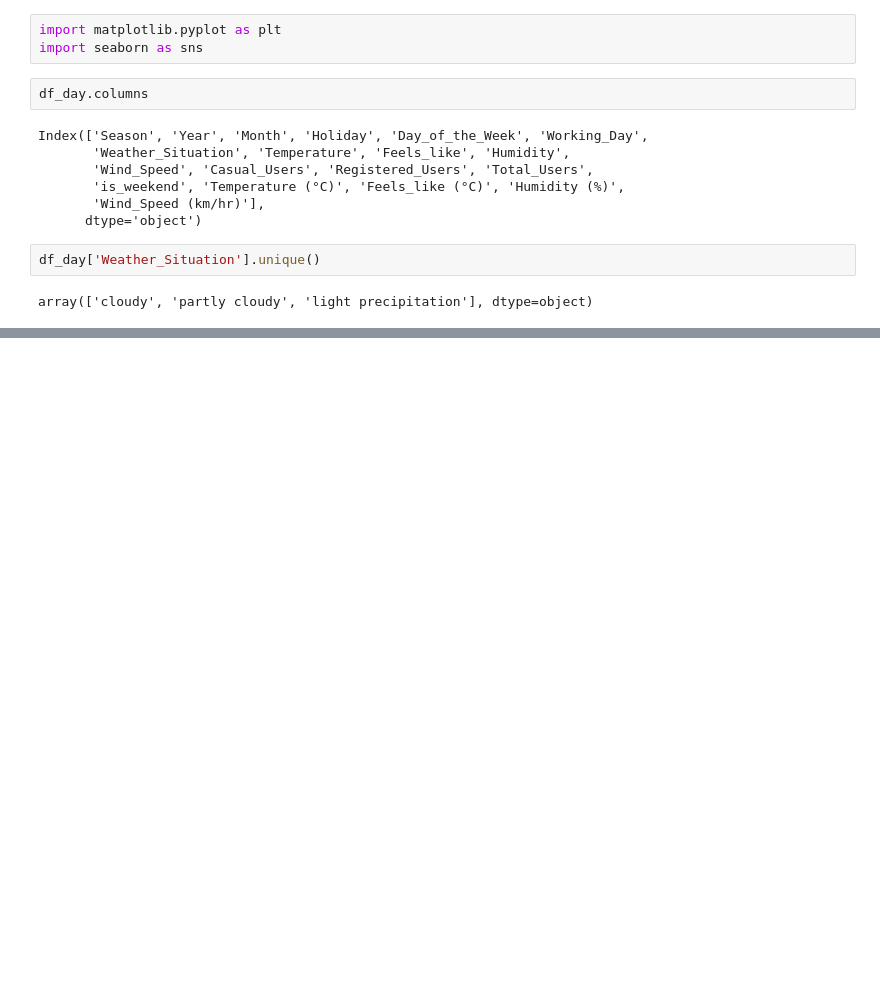
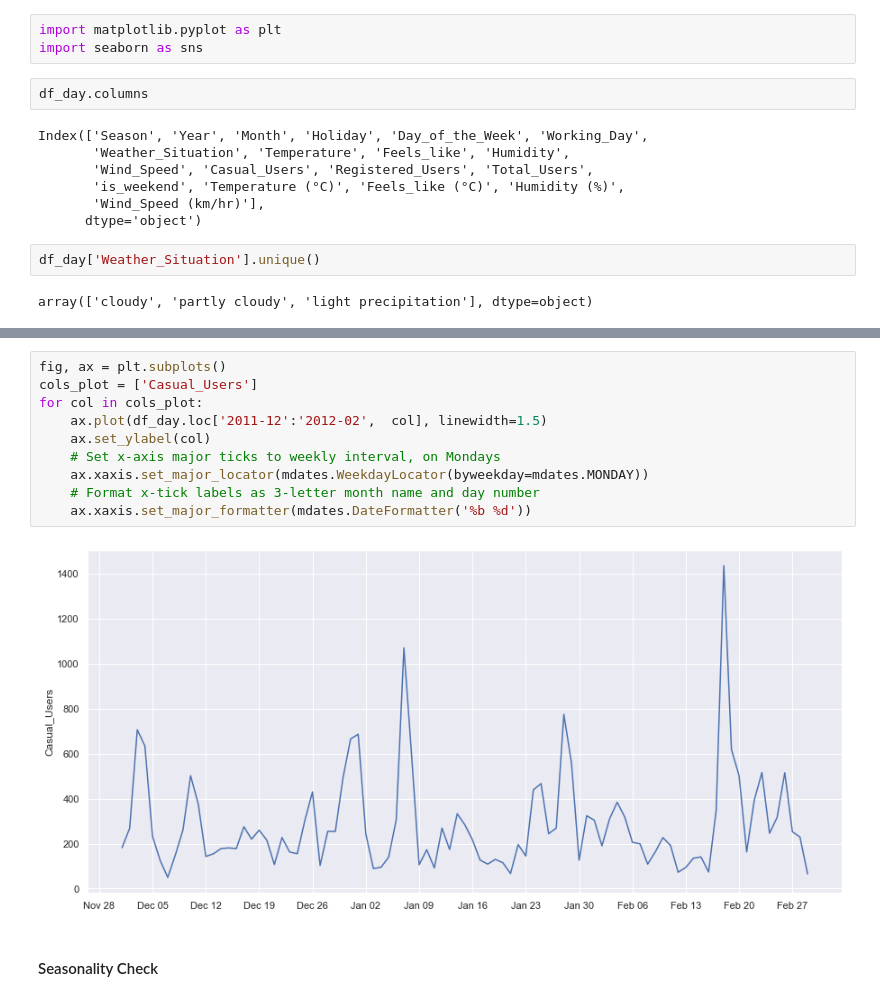
Before and after one commit to tanchaud/BikeSharing_Data_Analysis, a Jupyter notebook: bike_DAYdata_analysis.ipynb, the cells around one changed output, grey strips where cells are left out. Cells and saved outputs as stored; diff of their text form; blank space fills up the shorter version.

```diff
--- a/bike_DAYdata_analysis.ipynb
+++ b/bike_DAYdata_analysis.ipynb
@@ -174,2 +176,16 @@ Index(['Season', 'Year', 'Month', 'Holiday', 'Day_of_the_Week', 'Working_Day',
+# %%
+fig, ax = plt.subplots()
+cols_plot = ['Casual_Users']
+for col in cols_plot:
+    ax.plot(df_day.loc['2011-12':'2012-02',  col], linewidth=1.5)
+    ax.set_ylabel(col)
+    # Set x-axis major ticks to weekly interval, on Mondays
+    ax.xaxis.set_major_locator(mdates.WeekdayLocator(byweekday=mdates.MONDAY))
+    # Format x-tick labels as 3-letter month name and day number
+    ax.xaxis.set_major_formatter(mdates.DateFormatter('%b %d'))
+# %% [output]
+[figure, added]
+# %% [markdown]
+#### Seasonality Check
 # %%
 df_day.head(3)
```
Also changed, not shown: parts of 34 cells of this notebook, 4 other files.
